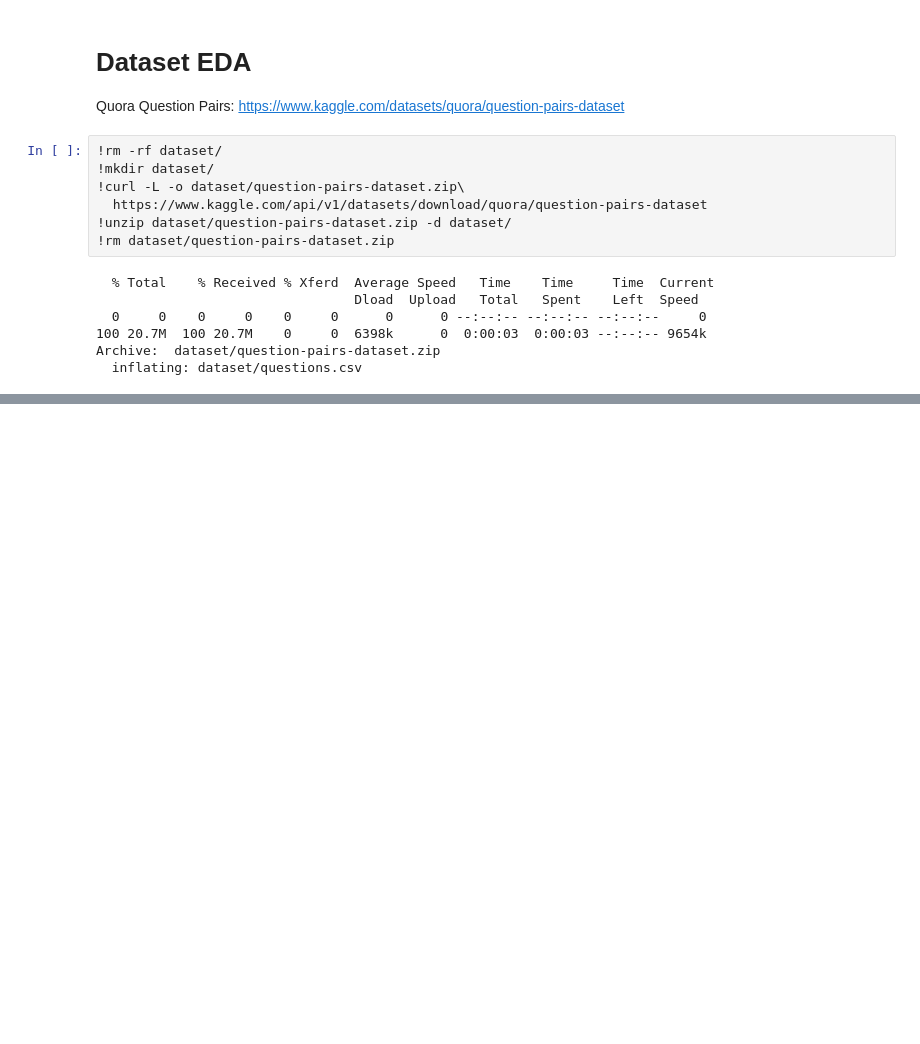
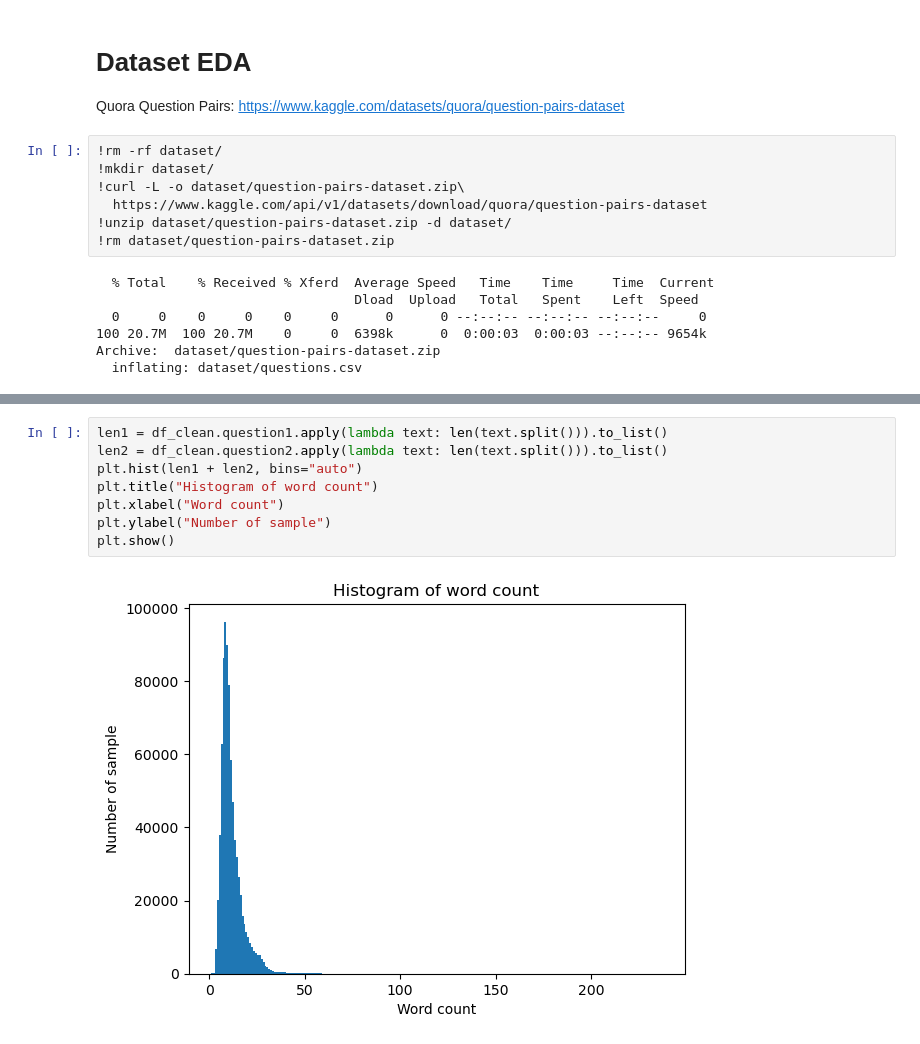
Before and after one commit to phamtranminhtri/NLP_assignment, a Jupyter notebook: source/eda/quora_question_pairs.ipynb, the cells around one changed output, grey strips where cells are left out. Saved outputs shown, nothing was run; the diff lists cells and outputs as text; blank space fills up the shorter version.

```diff
--- a/source/eda/quora_question_pairs.ipynb
+++ b/source/eda/quora_question_pairs.ipynb
@@ -59,0 +76,10 @@ Name: count, dtype: int64
+# %%
+len1 = df_clean.question1.apply(lambda text: len(text.split())).to_list()
+len2 = df_clean.question2.apply(lambda text: len(text.split())).to_list()
+plt.hist(len1 + len2, bins="auto")
+plt.title("Histogram of word count")
+plt.xlabel("Word count")
+plt.ylabel("Number of sample")
+plt.show()
+# %% [output]
+[figure, added]
```
Also changed, not shown: parts of 6 cells of this notebook.
